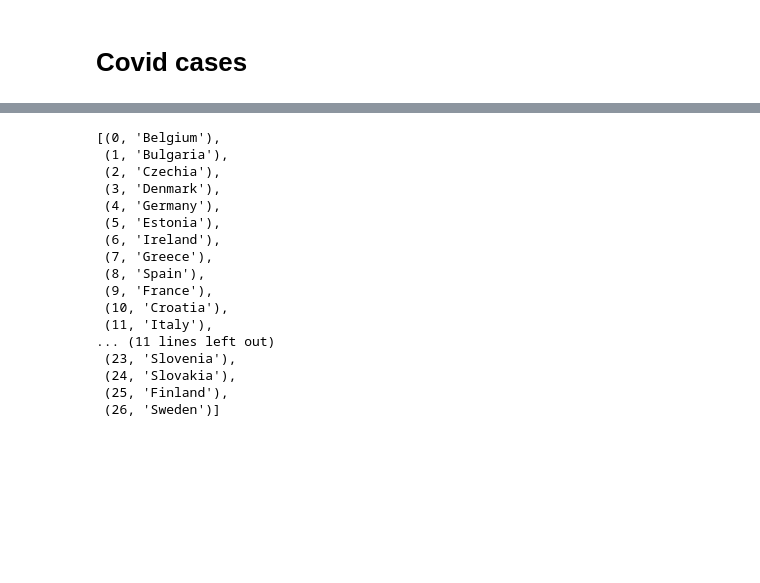
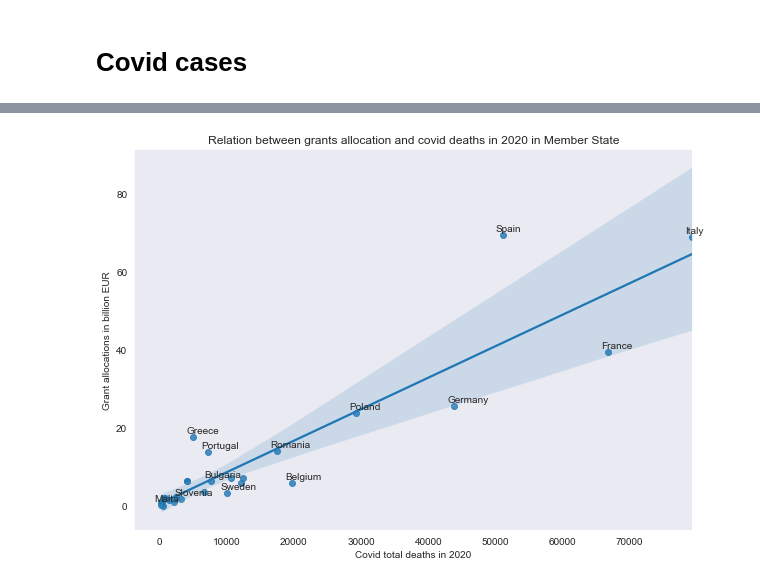
Before and after one commit to Agnesing/UE, a Jupyter notebook: RRF.ipynb, the cells around one changed output, grey strips where cells are left out. Cells and saved outputs as stored; diff of their text form; code cells hidden in the pictures; blank space fills up the shorter version.

```diff
--- a/RRF.ipynb
+++ b/RRF.ipynb
@@ -388,20 +421,25 @@ plt.show()
-# %%
-list(enumerate (countries))
-# %% [output]
-[(0, 'Belgium'),
- (1, 'Bulgaria'),
- (2, 'Czechia'),
- (3, 'Denmark'),
- (4, 'Germany'),
- (5, 'Estonia'),
- (6, 'Ireland'),
- (7, 'Greece'),
- (8, 'Spain'),
- (9, 'France'),
- (10, 'Croatia'),
- (11, 'Italy'),
-... (11 lines left out)
- (23, 'Slovenia'),
- (24, 'Slovakia'),
- (25, 'Finland'),
- (26, 'Sweden')]
+# %%
+# Let's see, how does it look regression line
+
+sns.set_style('dark')
+plt.figure(figsize=(10, 7))
+ax = sns.regplot(x='cumulative_count', y= 'Total', data = grants_pop_cov)
+plt.title('Relation between grants allocation and covid deaths in 2020 in Member State')
+plt.xlabel('Covid total deaths in 2020')
+plt.ylabel('Grant allocations in billion EUR')
+
+# Annotate some label points
+countries= grants_pop_cov['Country']
+y = grants_pop_cov['Total']
+x = grants_pop_cov['cumulative_count']
+for i, country in enumerate (countries):
+    if i in [0,1,4,7,8,9,11, 17,20,21,22,23,26]:
+        plt.annotate(country, (x[i]-1000, y[i]+1) )
+
+# Save plot in png file
+plt.savefig('images/covid_reg.png')
+
+#show the plot
+plt.show()
+# %% [output]
+[figure, added]
```
Also changed, not shown: parts of 8 cells of this notebook.
